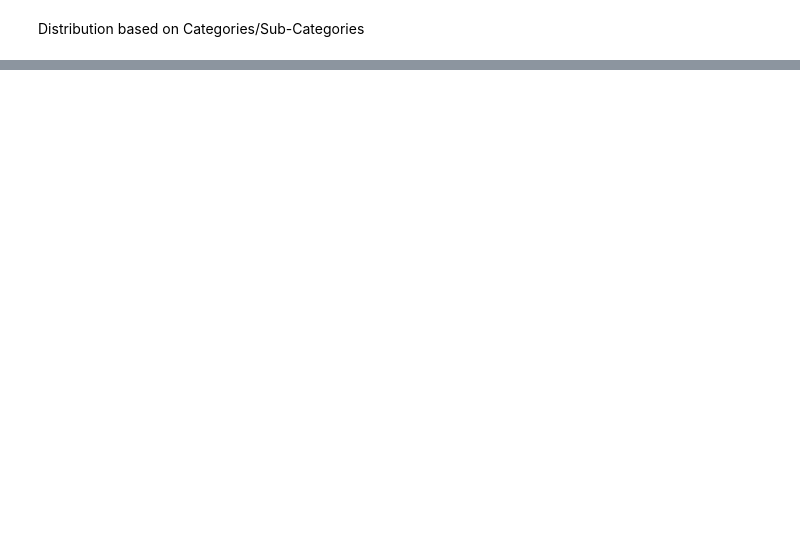
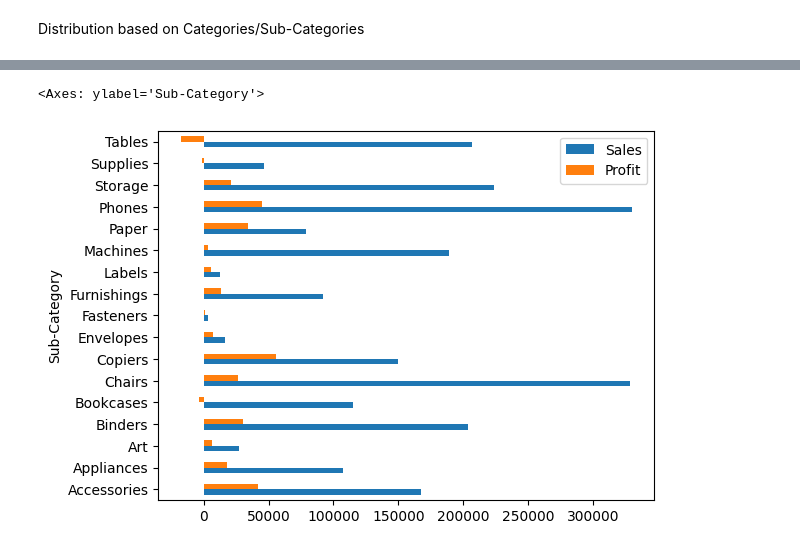
Before and after one commit to AnanthaTeja/Super_store_Data-Analysis, a Jupyter notebook: Super_Store_managment.ipynb, the cells around one changed output, grey strips where cells are left out. Saved outputs shown, nothing was run; the diff lists cells and outputs as text; code cells hidden in the pictures; blank space fills up the shorter version.

```diff
--- a/Super_Store_managment.ipynb
+++ b/Super_Store_managment.ipynb
@@ -314,0 +342,7 @@ plt.show()
+# %%
+# sales and profit based on their sub-category
+# We can see that [Tables,Supplies,Bookcases has loss
+cat_df.plot.barh(x="Sub-Category",y=["Sales","Profit"])
+# %% [output]
+<Axes: ylabel='Sub-Category'>
+[figure, added]
```
Also changed, not shown: parts of 31 cells of this notebook.
